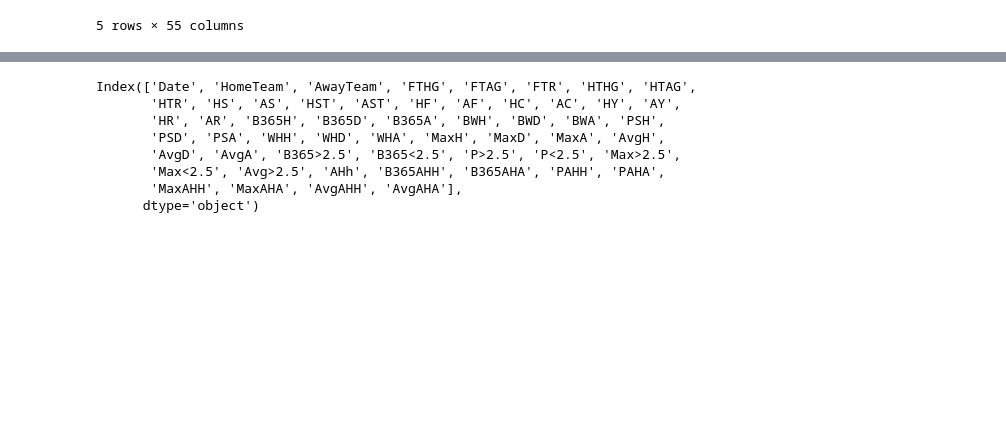
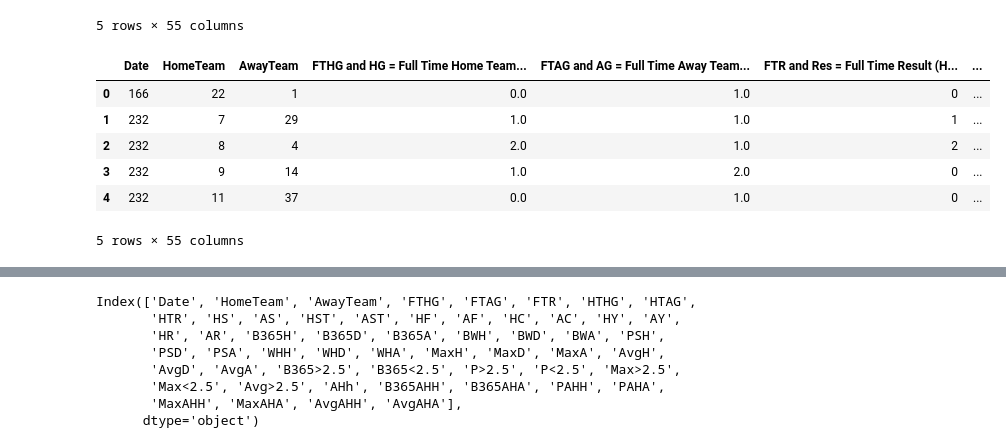
Before and after one commit to mstfgul/BetPredictionProject, a Jupyter notebook: visualizations/data_analysis_model_training_2.ipynb, the cells around one changed output, grey strips where cells are left out. Saved outputs shown, nothing was run; the diff lists cells and outputs as text; code cells hidden in the pictures; blank space fills up the shorter version.

```diff
--- a/visualizations/data_analysis_model_training_2.ipynb
+++ b/visualizations/data_analysis_model_training_2.ipynb
@@ -78,6 +78,33 @@ df_clean.head()
 | 3 | 04/08/07 | Dender | Germinal | 1.0 | 2.0 | A | ... |
 | 4 | 04/08/07 | FC Brussels | Westerlo | 0.0 | 1.0 | A | ... |
 5 rows × 55 columns
+# %%
+
+# Transform categorical data into numerical data
+
+from sklearn.preprocessing import LabelEncoder
+
+def encode_data(df):
+    le = LabelEncoder()
+    df['FTR and Res = Full Time Result (H=Home Win, D=Draw, A=Away Win)'] = le.fit_transform(df['FTR and Res = Full Time Result (H=Home Win, D=Draw, A=Away Win)'])
+    df['HTR = Half Time Result (H=Home Win, D=Draw, A=Away Win)'] = le.fit_transform(df['HTR = Half Time Result (H=Home Win, D=Draw, A=Away Win)'])
+    df['Date'] = le.fit_transform(df['Date'])
+
+
+    df['HomeTeam'] = le.fit_transform(df['HomeTeam'])
+    df['AwayTeam'] = le.fit_transform(df['AwayTeam'])
+    return df
+
+df_encoded = encode_data(df_clean.copy())
+df_encoded.head()
+# %% [output]
+|  | Date | HomeTeam | AwayTeam | FTHG and HG = Full Time Home Team... | FTAG and AG = Full Time Away Team... | FTR and Res = Full Time Result (H... | ... |
+| 0 | 166 | 22 | 1 | 0.0 | 1.0 | 0 | ... |
+| 1 | 232 | 7 | 29 | 1.0 | 1.0 | 1 | ... |
+| 2 | 232 | 8 | 4 | 2.0 | 1.0 | 2 | ... |
+| 3 | 232 | 9 | 14 | 1.0 | 2.0 | 0 | ... |
+| 4 | 232 | 11 | 37 | 0.0 | 1.0 | 0 | ... |
+5 rows × 55 columns
 # %%
 # Filling missing values
 
```
Also changed, not shown: parts of 11 cells of this notebook.
